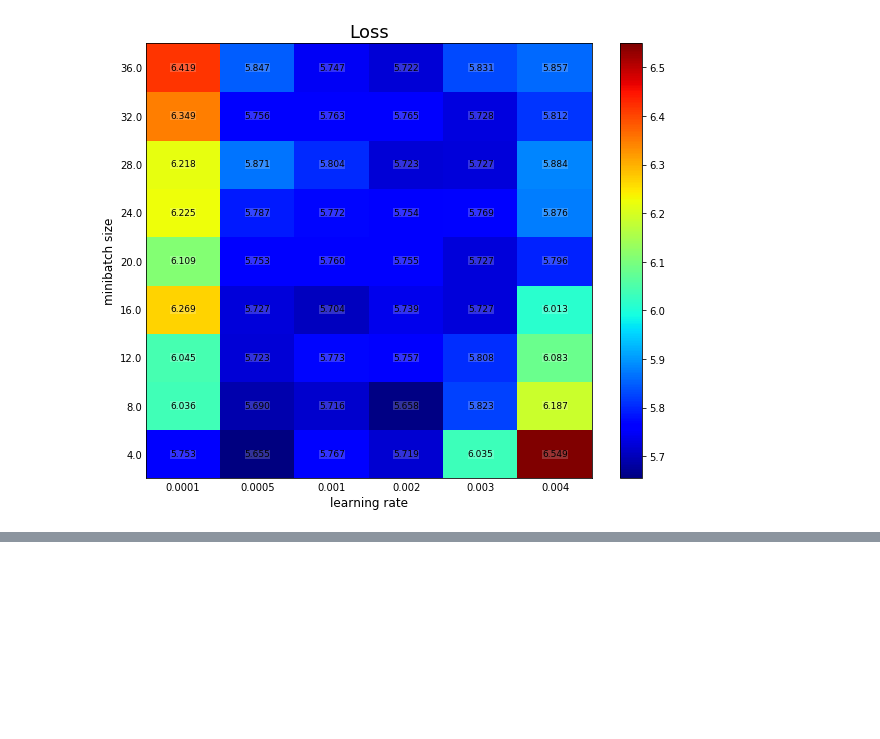
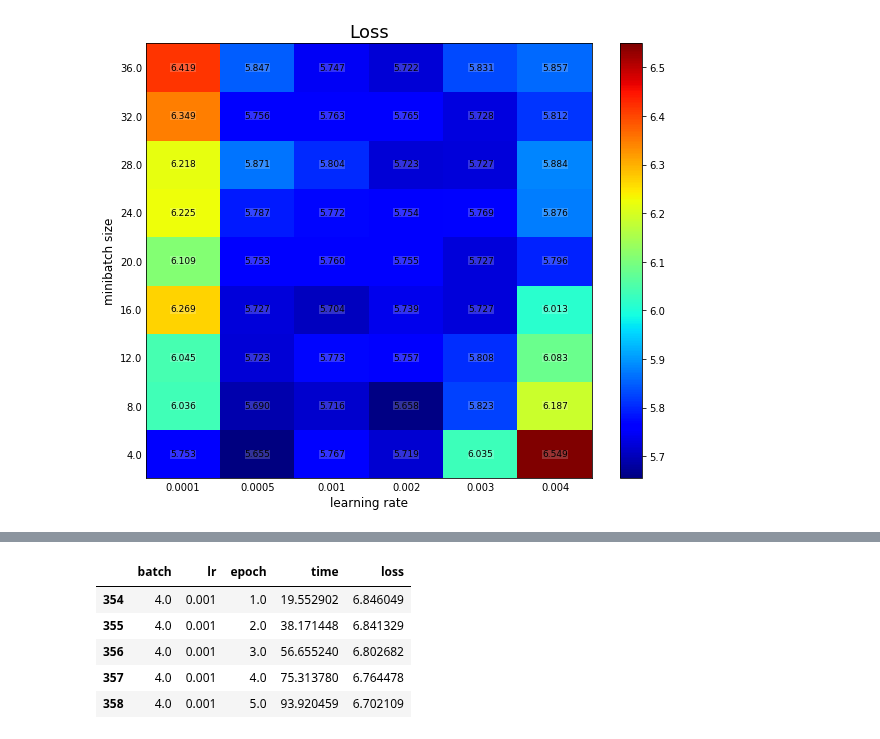
Before and after one commit to pyotr777/mlbenchmarks, a Jupyter notebook: image-caption/DL_imagecap_flextime.ipynb, the cells around one changed output, grey strips where cells are left out. Saved outputs shown, nothing was run; the diff lists cells and outputs as text; code cells hidden in the pictures; blank space fills up the shorter version.

```diff
--- a/image-caption/DL_imagecap_flextime.ipynb
+++ b/image-caption/DL_imagecap_flextime.ipynb
@@ -309,0 +384,11 @@ plotHeatMap(loss_T,"Loss","jet")
+# %%
+# Take average between runs
+df_mean_epo = df_epochtime.groupby(["batch","lr","epoch"]).mean().reset_index().drop(["run"],axis=1)
+df_mean_epo[(df_mean_epo["batch"] == 4.) & (df_mean_epo["lr"] == 0.001)].head()
+# %% [output]
+|  | batch | lr | epoch | time | loss |
+| 354 | 4.0 | 0.001 | 1.0 | 19.552902 | 6.846049 |
+| 355 | 4.0 | 0.001 | 2.0 | 38.171448 | 6.841329 |
+| 356 | 4.0 | 0.001 | 3.0 | 56.655240 | 6.802682 |
+| 357 | 4.0 | 0.001 | 4.0 | 75.313780 | 6.764478 |
+| 358 | 4.0 | 0.001 | 5.0 | 93.920459 | 6.702109 |
```
Also changed, not shown: parts of 8 cells of this notebook, 2 other files.
